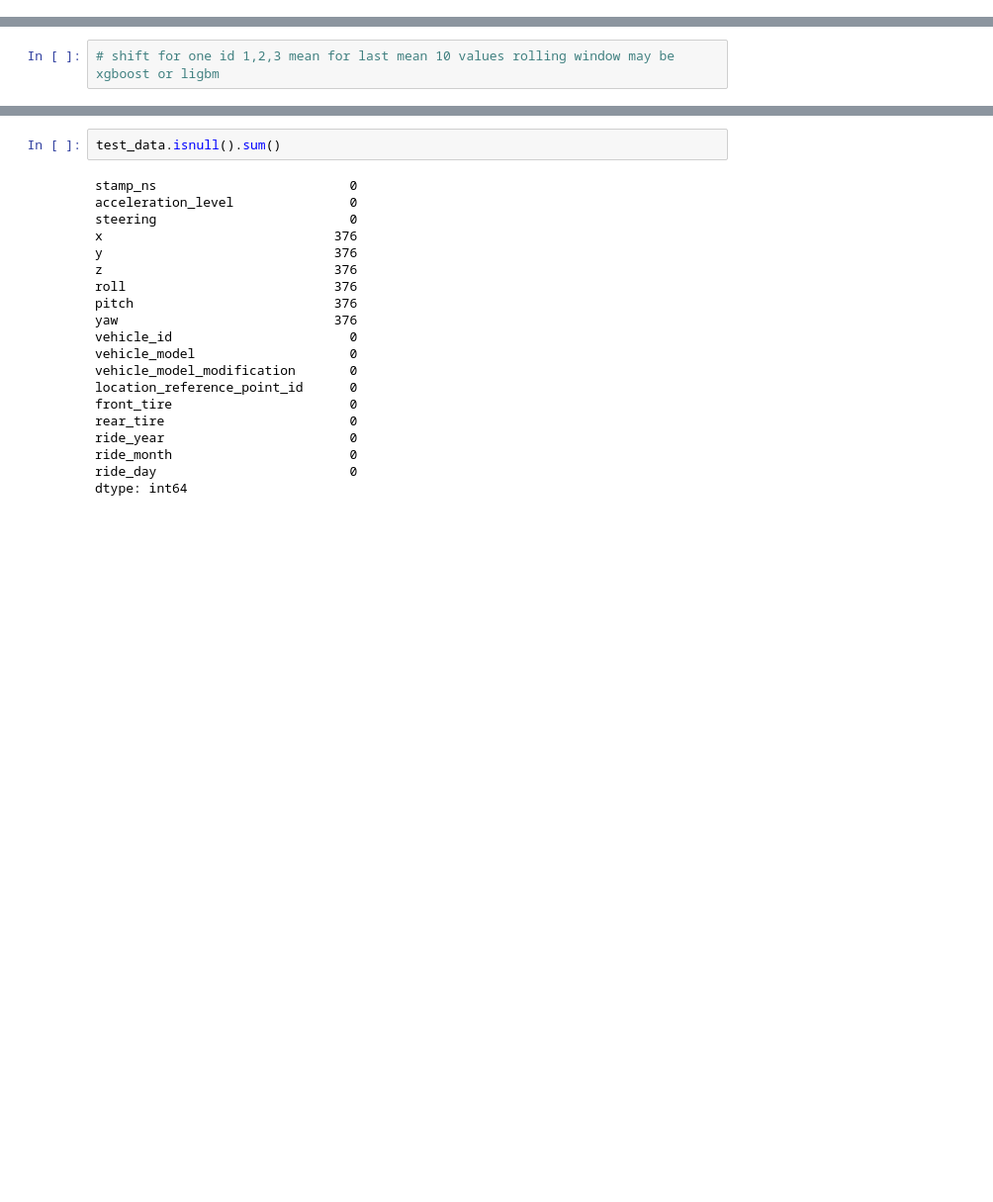
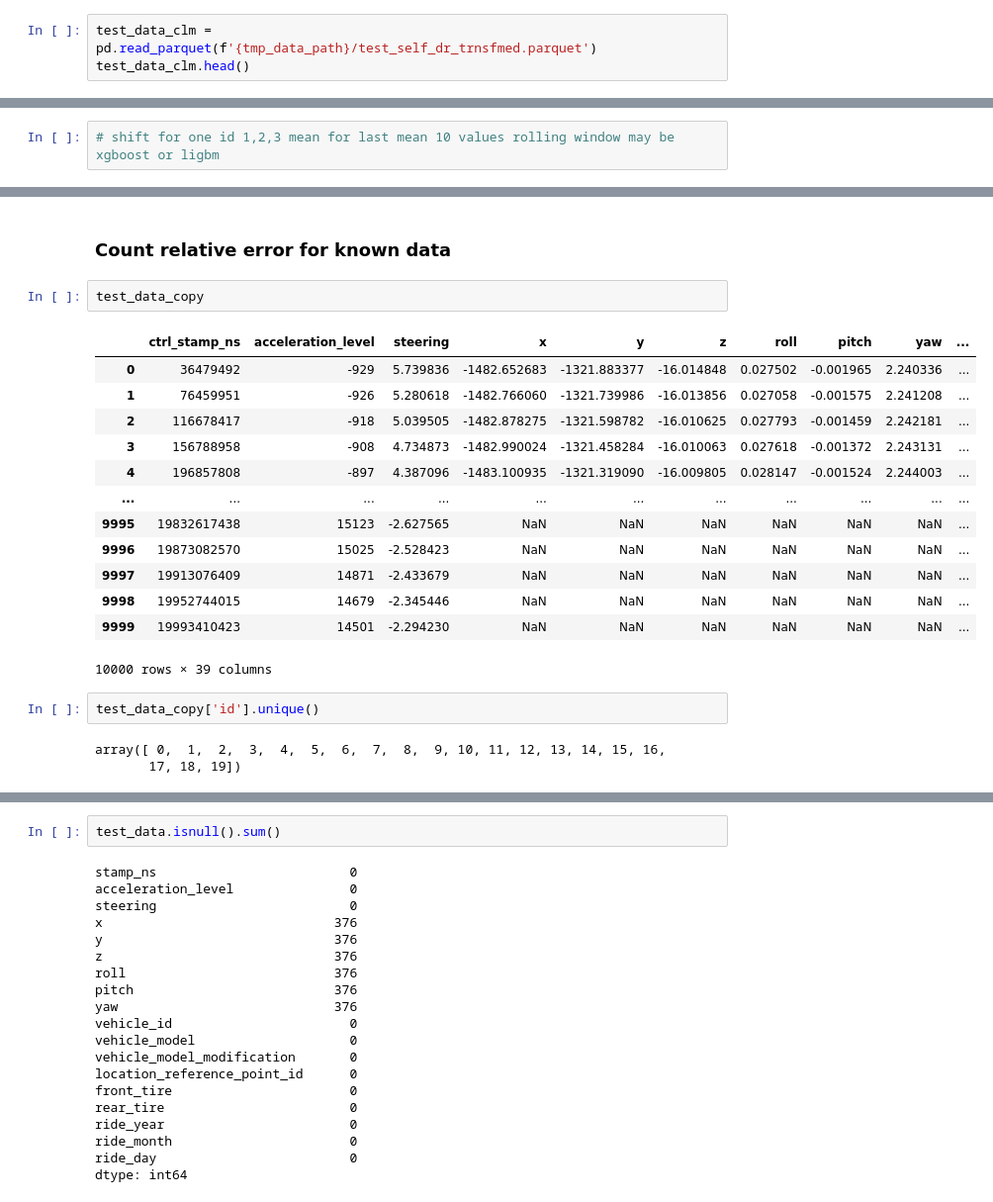
Before and after one commit to rvegrc/self_drive, a Jupyter notebook: self-driving.ipynb, the cells around one changed output, grey strips where cells are left out. Shown: that part at 99% size. Saved outputs shown, nothing was run; the diff lists cells and outputs as text; blank space fills up the shorter version.

```diff
--- a/self-driving.ipynb
+++ b/self-driving.ipynb
@@ -1046,0 +689,3 @@ test_data.at[125, test_data]
+# %%
+test_data_clm = pd.read_parquet(f'{tmp_data_path}/test_self_dr_trnsfmed.parquet')
+test_data_clm.head()
@@ -1048,0 +715,23 @@ test_data.at[125, test_data]
+# %% [markdown]
+### Count relative error for known data
+# %%
+test_data_copy
+# %% [output]
+|  | ctrl_stamp_ns | acceleration_level | steering | x | y | z | roll | pitch | yaw | ... |
+| 0 | 36479492 | -929 | 5.739836 | -1482.652683 | -1321.883377 | -16.014848 | 0.027502 | -0.001965 | 2.240336 | ... |
+| 1 | 76459951 | -926 | 5.280618 | -1482.766060 | -1321.739986 | -16.013856 | 0.027058 | -0.001575 | 2.241208 | ... |
+| 2 | 116678417 | -918 | 5.039505 | -1482.878275 | -1321.598782 | -16.010625 | 0.027793 | -0.001459 | 2.242181 | ... |
+| 3 | 156788958 | -908 | 4.734873 | -1482.990024 | -1321.458284 | -16.010063 | 0.027618 | -0.001372 | 2.243131 | ... |
+| 4 | 196857808 | -897 | 4.387096 | -1483.100935 | -1321.319090 | -16.009805 | 0.028147 | -0.001524 | 2.244003 | ... |
+| ... | ... | ... | ... | ... | ... | ... | ... | ... | ... | ... |
+| 9995 | 19832617438 | 15123 | -2.627565 | NaN | NaN | NaN | NaN | NaN | NaN | ... |
+| 9996 | 19873082570 | 15025 | -2.528423 | NaN | NaN | NaN | NaN | NaN | NaN | ... |
+| 9997 | 19913076409 | 14871 | -2.433679 | NaN | NaN | NaN | NaN | NaN | NaN | ... |
+| 9998 | 19952744015 | 14679 | -2.345446 | NaN | NaN | NaN | NaN | NaN | NaN | ... |
+| 9999 | 19993410423 | 14501 | -2.294230 | NaN | NaN | NaN | NaN | NaN | NaN | ... |
+10000 rows × 39 columns
+# %%
+test_data_copy['id'].unique()
+# %% [output]
+array([ 0,  1,  2,  3,  4,  5,  6,  7,  8,  9, 10, 11, 12, 13, 14, 15, 16,
+       17, 18, 19])
```
Also changed, not shown: parts of 39 cells of this notebook.
